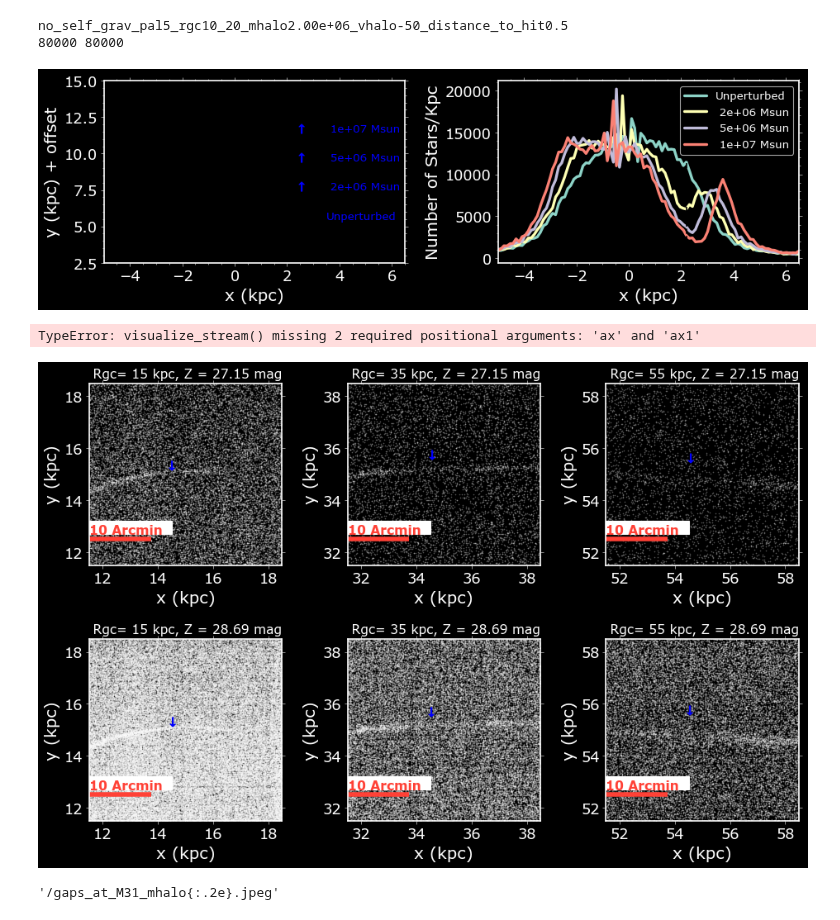
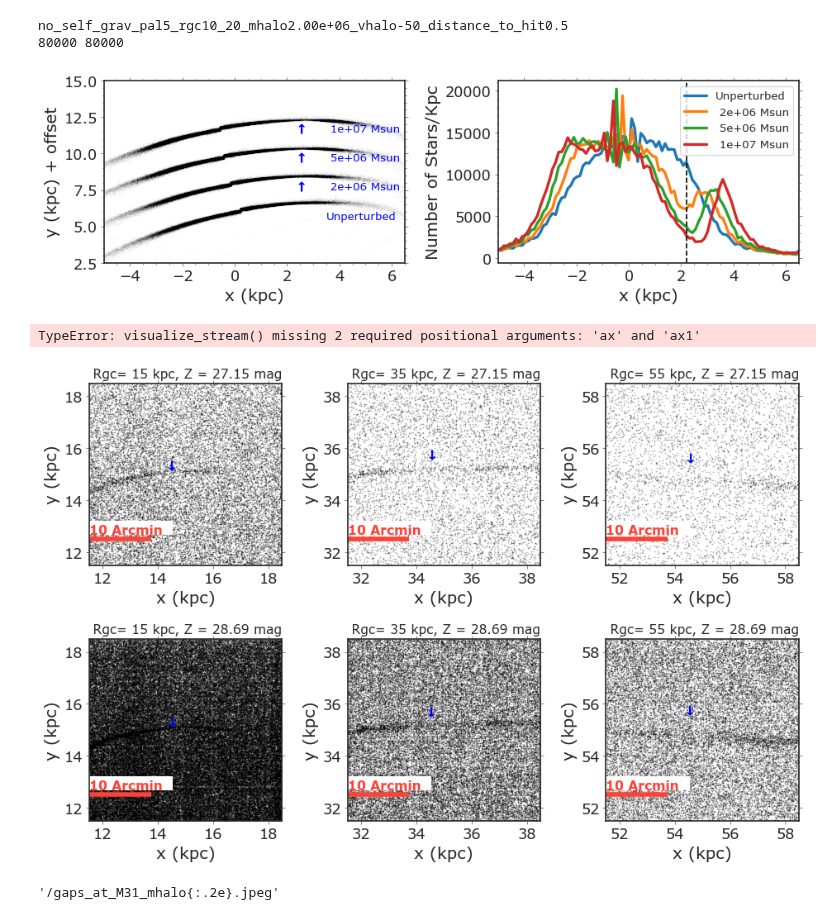
Before and after one commit to caganze/stellarstreams, a Jupyter notebook: notebooks/Poster Figures, Streams, Diagnostics.ipynb, the cells around one changed output. Cells and saved outputs as stored; diff of their text form; code cells hidden in the pictures.

```diff
--- a/notebooks/Poster Figures, Streams, Diagnostics.ipynb
+++ b/notebooks/Poster Figures, Streams, Diagnostics.ipynb
@@ -20,7 +20,7 @@ path_data = '../data/stream/'
 path_images = '../data/images/'
 isochrone_path='../data/isochrones/'
 # %%
-plt.style.use('dark_background') #for posters
+#plt.style.use('dark_background') #for posters
 # %%
 def read_orbit_file(filename):
     return np.load(path_data+'/{}'.format(filename), allow_pickle=True)
@@ -151,7 +151,7 @@ vhalo=-50
 distance_to_hit=0.5
 #compare and contrast
 
-fig, (ax, ax1)=plt.subplots(figsize=(12, 4), ncols=2)
+fig,(ax, ax1)=plt.subplots(figsize=(12,4), ncols=2)
 
 _ =visualize_stream('10_20', [-5, 6.5], [2.5, 15], xgrid, -50, ax, ax1, offset=2)
 
@@ -173,7 +173,7 @@ plt.savefig(path_plot+'/streams{}.jpeg'.format('10_20'), bbox_inches='tight')
 # %% [output]
 no_self_grav_pal5_rgc10_20_mhalo2.00e+06_vhalo-50_distance_to_hit0.5
 80000 80000
-[figure, old version]
+[figure, new version]
 # %%
 
 distance_to_hit=0.7
@@ -215,7 +215,7 @@ for  idx in range(0, 6):
 
     fname= glob.glob(path_images+'/images_rgc{}_mhalo{:.2e}_maglimit{}*'.format(dist, mhalo, mag_limit))[0]
     rst=np.load(fname)
-    a.scatter(rst[0], rst[1],  s=0.1, alpha=0.5, color='white')
+    a.scatter(rst[0], rst[1],  s=0.1, alpha=0.5, color='k')
 
     a.set(xlabel='x (kpc)', ylabel='y (kpc)')
     a.set_title(' Rgc= {:.0f} kpc, Z = {} mag'.format(rgc, mag_limit), fontsize=14)
@@ -223,34 +223,34 @@ for  idx in range(0, 6):
     a.set_ylabel('y (kpc)', fontsize=18)
 
     #a.axis('equal')
     #a.axis('equal')
 
 
     a.hlines(y=np.nanmin(rst[0])+1, xmin= np.nanmin( rst[0]), xmax=np.nanmin( rst[0])+scaled_arcmin, \
              linewidth=5, color='#FF4136')
 
     rect = patches.Rectangle( (np.nanmin( rst[0]), np.nanmin(rst[0])+1.2), \
                                3, 0.5, linewidth=1, edgecolor='#FFFFFF', facecolor='#FFFFFF')
 
     # Add the patch to the Axes
     a.add_patch(rect)
     a.text(np.nanmin( rst[0]), np.nanmin(rst[0])+1.2, '10 Arcmin',\
            color='#FF4136', alpha=1, fontsize=14, weight='bold')
 
     a.set(xlim=[rst[0].min(), rst[0].max()],
          ylim=[rst[0].min(), rst[0].max()])
 
     a.scatter(np.nanmedian(rst[0])-0.5,  np.nanmedian(rst[1])+0.7, color='b', marker='$\u2193$', s=100)
 
 
 
 
 plt.tight_layout()
 
 
 plt.savefig(path_plot+'/gaps_at_M31_mhalo{:.2e}.jpeg'.format(mhalo))
 # %% [output]
-[figure, old version]
+[figure, new version]
 # %%
 '/gaps_at_M31_mhalo{:.2e}.jpeg'
 # %% [output]
```
Also changed, not shown: 3 other files.
